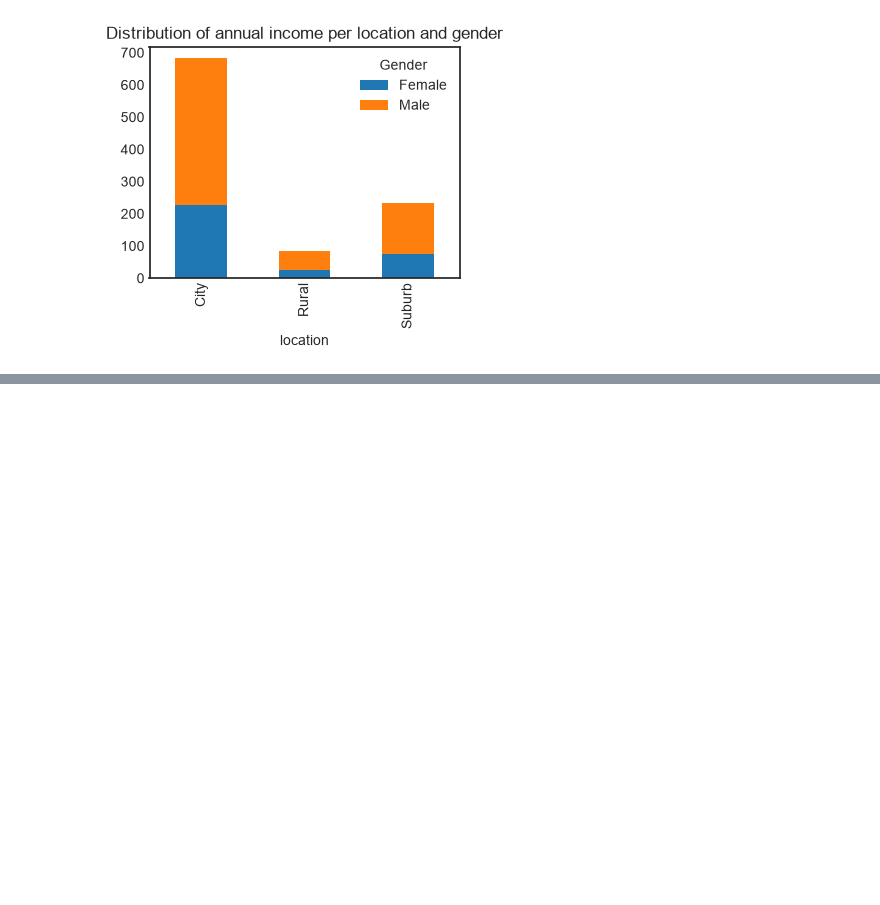
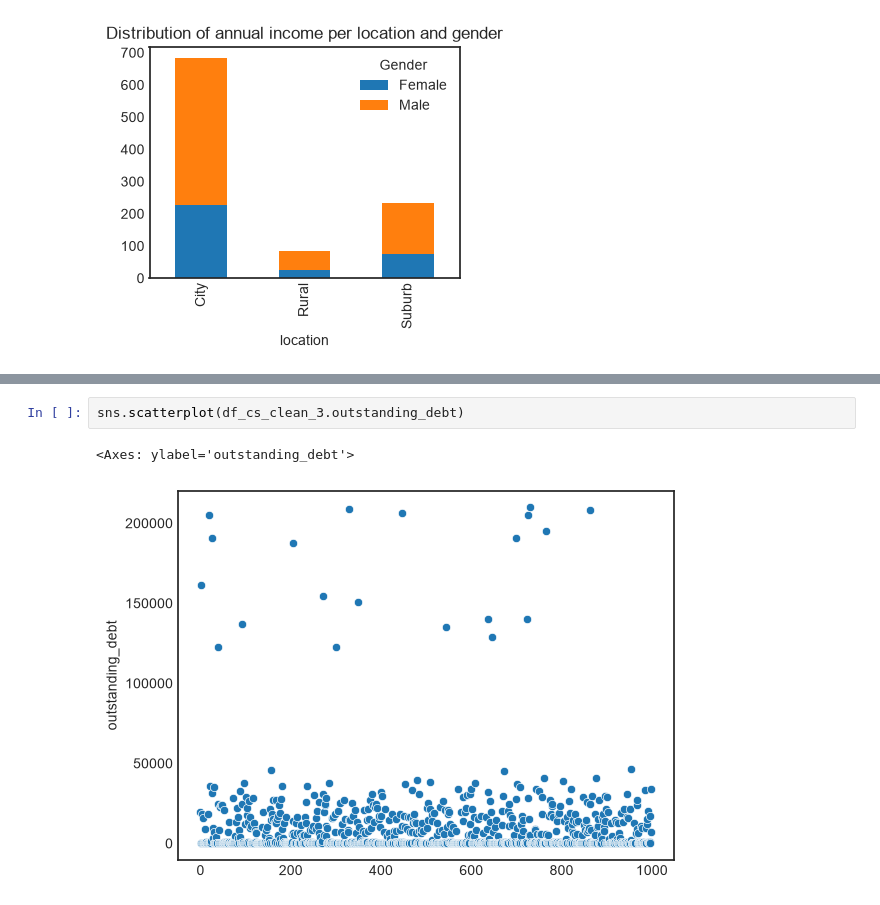
Before and after one commit to vaibhavavhad264/data_science, a Jupyter notebook: Bank Project/some pre analysis.ipynb, the cells around one changed output, grey strips where cells are left out. Drawn from its saved outputs; the diff is of its cells as text; blank space fills up the shorter version.

```diff
--- a/Bank Project/some pre analysis.ipynb
+++ b/Bank Project/some pre analysis.ipynb
@@ -623,0 +841,5 @@ plt.show()
+# %%
+sns.scatterplot(df_cs_clean_3.outstanding_debt)
+# %% [output]
+<Axes: ylabel='outstanding_debt'>
+[figure, added]
```
Also changed, not shown: parts of 33 cells of this notebook.
